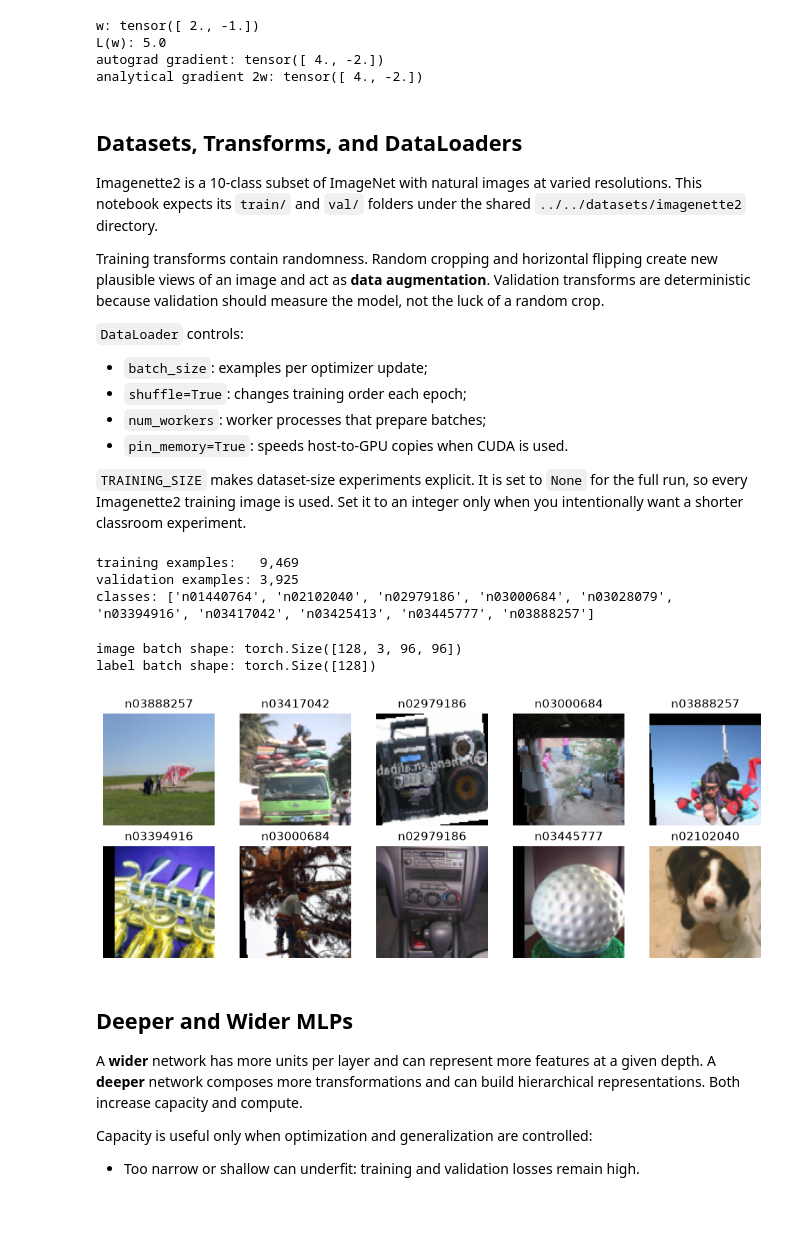
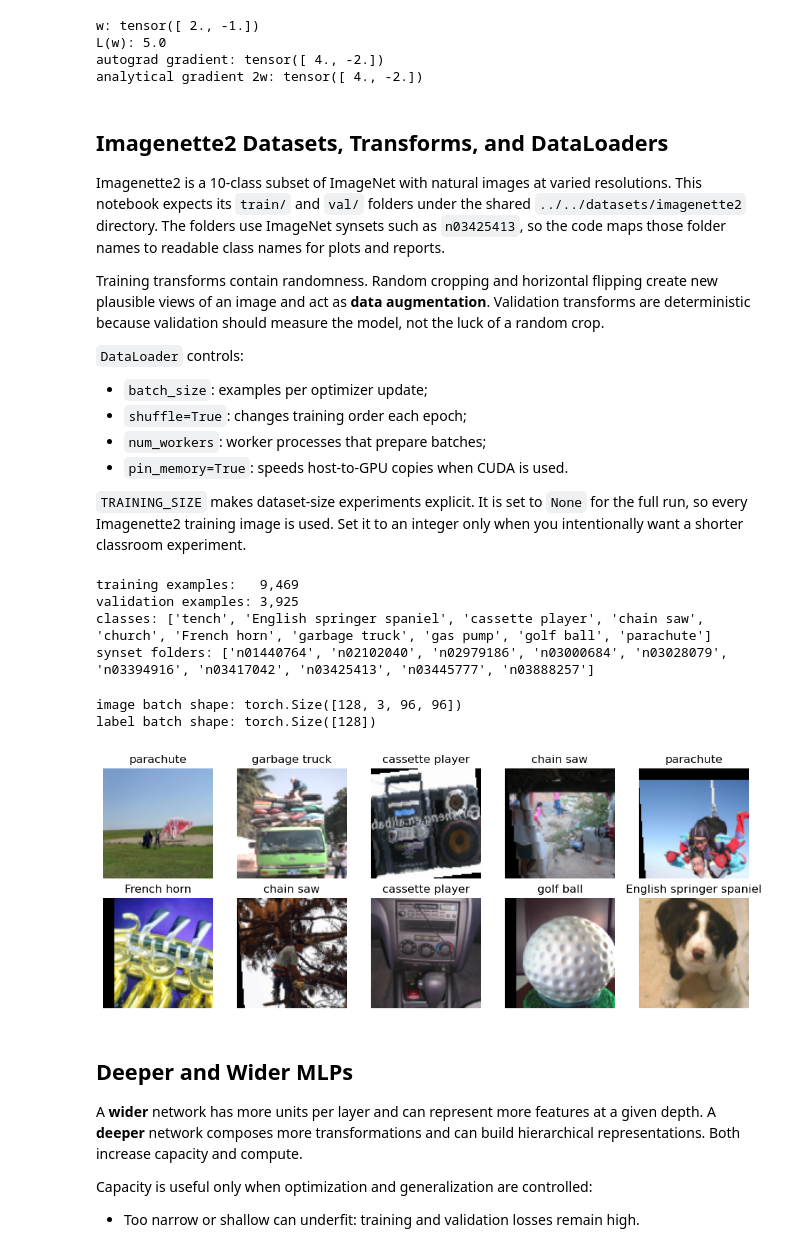
Before and after one commit to rtwhite1546/Fall-2026-Deep-Learning, a Jupyter notebook: Week-05-PyTorch-Optimizers-CNNs/Week-5.ipynb, the cells around one changed output. Saved outputs shown, nothing was run; the diff lists cells and outputs as text; code cells hidden in the pictures; blank space fills up the shorter version.

```diff
--- a/Week-05-PyTorch-Optimizers-CNNs/Week-5.ipynb
+++ b/Week-05-PyTorch-Optimizers-CNNs/Week-5.ipynb
@@ -69,9 +69,9 @@ L(w): 5.0
 autograd gradient: tensor([ 4., -2.])
 analytical gradient 2w: tensor([ 4., -2.])
 # %% [markdown]
-## Datasets, Transforms, and DataLoaders
+## Imagenette2 Datasets, Transforms, and DataLoaders
 
-Imagenette2 is a 10-class subset of ImageNet with natural images at varied resolutions. This notebook expects its `train/` and `val/` folders under the shared `../../datasets/imagenette2` directory.
+Imagenette2 is a 10-class subset of ImageNet with natural images at varied resolutions. This notebook expects its `train/` and `val/` folders under the shared `../../datasets/imagenette2` directory. The folders use ImageNet synsets such as `n03425413`, so the code maps those folder names to readable class names for plots and reports.
 
 Training transforms contain randomness. Random cropping and horizontal flipping create new plausible views of an image and act as **data augmentation**. Validation transforms are deterministic because validation should measure the model, not the luck of a random crop.
 
@@ -92,10 +92,21 @@ IMAGE_SIZE = 96
 BATCH_SIZE = 128
 TRAINING_SIZE = None  # Full Imagenette2 training split: 9,469 images.
 MLP_EPOCHS = 30
-CNN_EPOCHS = 50
 MLP_PATIENCE = 6
-CNN_PATIENCE = 8
 MINIMUM_IMPROVEMENT = 1e-4
+
+IMAGENETTE_SYNSET_TO_CLASS = {
+    "n01440764": "tench",
+    "n02102040": "English springer spaniel",
+    "n02979186": "cassette player",
+    "n03000684": "chain saw",
+    "n03028079": "church",
+    "n03394916": "French horn",
+    "n03417042": "garbage truck",
+    "n03425413": "gas pump",
+    "n03445777": "golf ball",
+    "n03888257": "parachute",
+}
 
 imagenet_mean = (0.485, 0.456, 0.406)
 imagenet_std = (0.229, 0.224, 0.225)
@@ -133,6 +144,17 @@ if TRAINING_SIZE is not None:
 
 training_dataset = Subset(training_source, training_indices)
 
+imagenette_synsets = training_source.classes
+missing_synsets = sorted(set(imagenette_synsets) - set(IMAGENETTE_SYNSET_TO_CLASS))
+assert not missing_synsets, f"Missing readable names for synsets: {missing_synsets}"
+imagenette_class_names = [
+    IMAGENETTE_SYNSET_TO_CLASS[synset] for synset in imagenette_synsets
+]
+imagenette_class_to_idx = {
+    IMAGENETTE_SYNSET_TO_CLASS[synset]: index
+    for synset, index in training_source.class_to_idx.items()
+}
+
 loader_options = {
     "batch_size": BATCH_SIZE,
     "num_workers": 2,
@@ -145,32 +167,34 @@ validation_loader = DataLoader(validation_dataset, shuffle=False, **loader_optio
 
 print(f"training examples:   {len(training_dataset):,}")
 print(f"validation examples: {len(validation_dataset):,}")
-print("classes:", training_source.classes)
+print("classes:", imagenette_class_names)
+print("synset folders:", imagenette_synsets)
 # %% [output]
 training examples:   9,469
 validation examples: 3,925
-classes: ['n01440764', 'n02102040', 'n02979186', 'n03000684', 'n03028079', 'n03394916', 'n03417042', 'n03425413', 'n03445777', 'n03888257']
+classes: ['tench', 'English springer spaniel', 'cassette player', 'chain saw', 'church', 'French horn', 'garbage truck', 'gas pump', 'golf ball', 'parachute']
+synset folders: ['n01440764', 'n02102040', 'n02979186', 'n03000684', 'n03028079', 'n03394916', 'n03417042', 'n03425413', 'n03445777', 'n03888257']
 # %%
 images, labels = next(iter(training_loader))
 print("image batch shape:", images.shape)
 print("label batch shape:", labels.shape)
 
 def denormalize(image):
     mean = torch.tensor(imagenet_mean).view(3, 1, 1)
     std = torch.tensor(imagenet_std).view(3, 1, 1)
     return (image.cpu() * std + mean).clamp(0, 1)
 
 fig, axes = plt.subplots(2, 5, figsize=(10, 4))
 for image, label, axis in zip(images[:10], labels[:10], axes.ravel()):
     axis.imshow(denormalize(image).permute(1, 2, 0))
-    axis.set_title(training_source.classes[label])
+    axis.set_title(imagenette_class_names[label])
     axis.axis("off")
 plt.tight_layout()
 plt.show()
 # %% [output]
 image batch shape: torch.Size([128, 3, 96, 96])
 label batch shape: torch.Size([128])
-[figure, old version]
+[figure, new version]
 # %% [markdown]
 ## Deeper and Wider MLPs
 
```
Also changed, not shown: parts of 12 cells of this notebook.
